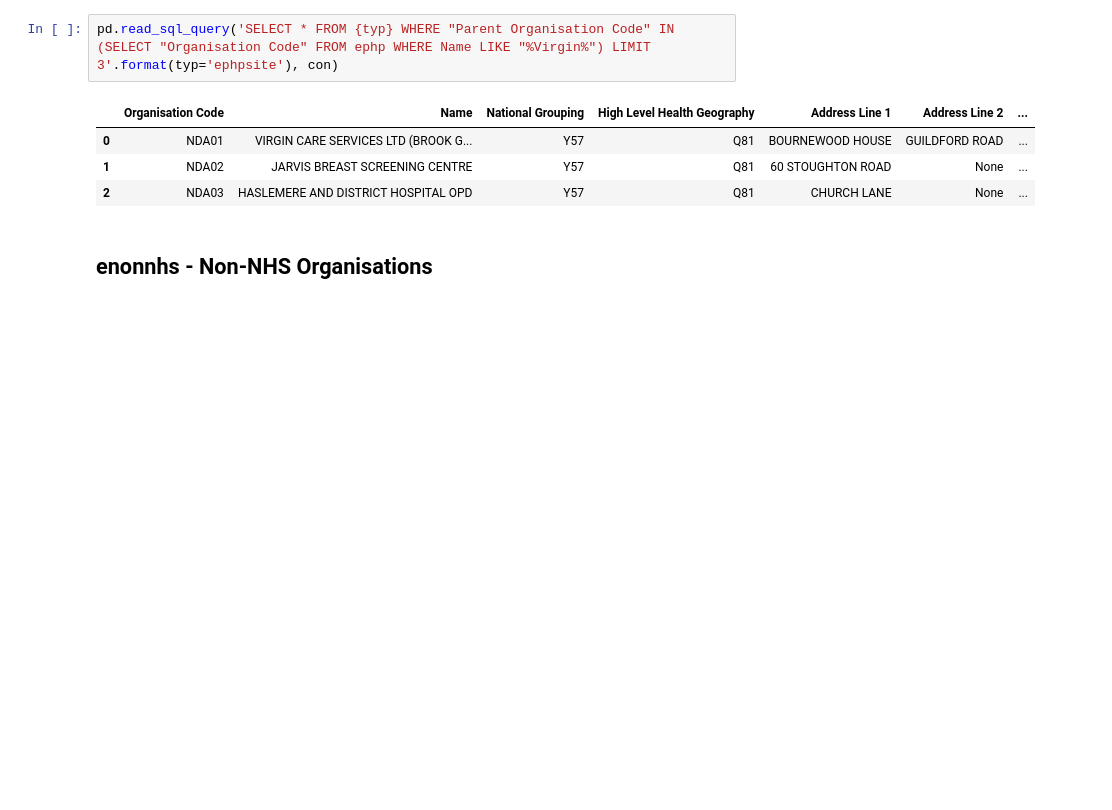
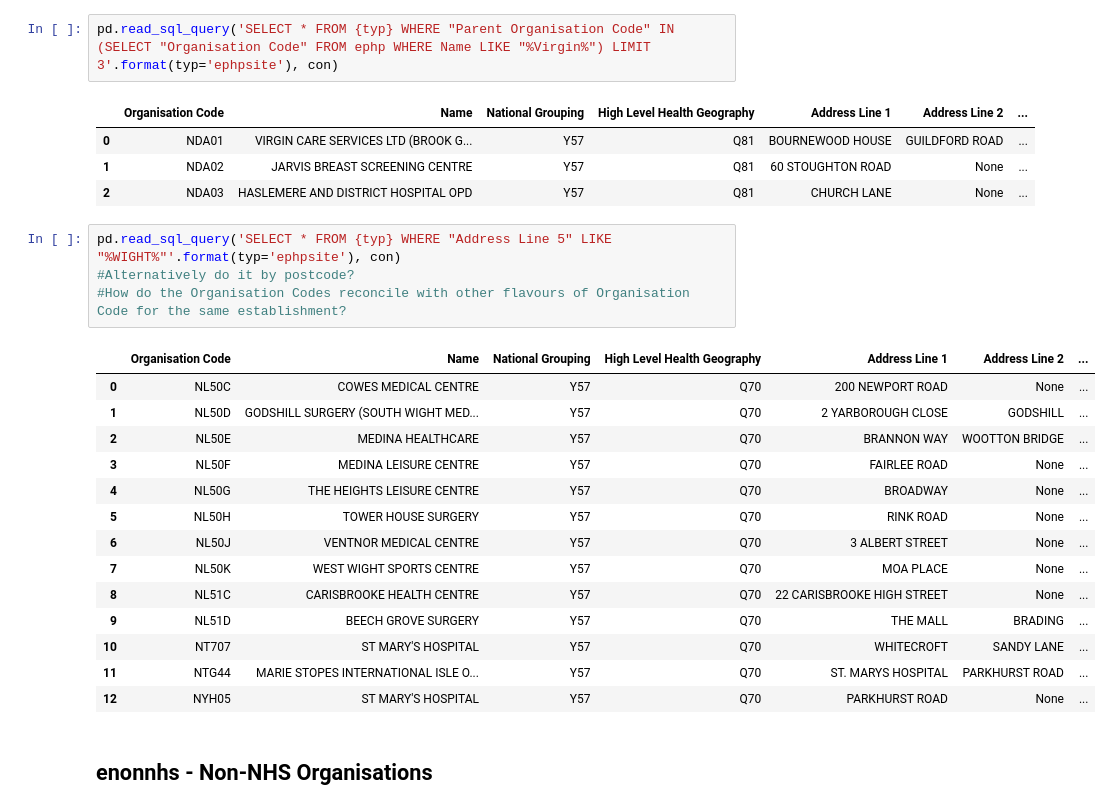
Before and after one commit to psychemedia/openHealthDataDoodles, a Jupyter notebook: notebooks/NHS and GP Administrative Data.ipynb, the cells around one changed output. Saved outputs shown, nothing was run; the diff lists cells and outputs as text; blank space fills up the shorter version.

Commit message:
Search independent provider sites by partial address example

```diff
--- a/notebooks/NHS and GP Administrative Data.ipynb
+++ b/notebooks/NHS and GP Administrative Data.ipynb
@@ -1190,6 +1190,25 @@ pd.read_sql_query('SELECT * FROM {typ} WHERE "Parent Organisation Code" IN (SELE
 | 0 | NDA01 | VIRGIN CARE SERVICES LTD (BROOK G... | Y57 | Q81 | BOURNEWOOD HOUSE | GUILDFORD ROAD | ... |
 | 1 | NDA02 | JARVIS BREAST SCREENING CENTRE | Y57 | Q81 | 60 STOUGHTON ROAD | None | ... |
 | 2 | NDA03 | HASLEMERE AND DISTRICT HOSPITAL OPD | Y57 | Q81 | CHURCH LANE | None | ... |
+# %%
+pd.read_sql_query('SELECT * FROM {typ} WHERE "Address Line 5" LIKE "%WIGHT%"'.format(typ='ephpsite'), con)
+#Alternatively do it by postcode?
+#How do the Organisation Codes reconcile with other flavours of Organisation Code for the same establishment?
+# %% [output]
+|  | Organisation Code | Name | National Grouping | High Level Health Geography | Address Line 1 | Address Line 2 | ... |
+| 0 | NL50C | COWES MEDICAL CENTRE | Y57 | Q70 | 200 NEWPORT ROAD | None | ... |
+| 1 | NL50D | GODSHILL SURGERY (SOUTH WIGHT MED... | Y57 | Q70 | 2 YARBOROUGH CLOSE | GODSHILL | ... |
+| 2 | NL50E | MEDINA HEALTHCARE | Y57 | Q70 | BRANNON WAY | WOOTTON BRIDGE | ... |
+| 3 | NL50F | MEDINA LEISURE CENTRE | Y57 | Q70 | FAIRLEE ROAD | None | ... |
+| 4 | NL50G | THE HEIGHTS LEISURE CENTRE | Y57 | Q70 | BROADWAY | None | ... |
+| 5 | NL50H | TOWER HOUSE SURGERY | Y57 | Q70 | RINK ROAD | None | ... |
+| 6 | NL50J | VENTNOR MEDICAL CENTRE | Y57 | Q70 | 3 ALBERT STREET | None | ... |
+| 7 | NL50K | WEST WIGHT SPORTS CENTRE | Y57 | Q70 | MOA PLACE | None | ... |
+| 8 | NL51C | CARISBROOKE HEALTH CENTRE | Y57 | Q70 | 22 CARISBROOKE HIGH STREET | None | ... |
+| 9 | NL51D | BEECH GROVE SURGERY | Y57 | Q70 | THE MALL | BRADING | ... |
+| 10 | NT707 | ST MARY'S HOSPITAL | Y57 | Q70 | WHITECROFT | SANDY LANE | ... |
+| 11 | NTG44 | MARIE STOPES INTERNATIONAL ISLE O... | Y57 | Q70 | ST. MARYS HOSPITAL | PARKHURST ROAD | ... |
+| 12 | NYH05 | ST MARY'S HOSPITAL | Y57 | Q70 | PARKHURST ROAD | None | ... |
 # %% [markdown]
 ## enonnhs - Non-NHS Organisations
 # %%
```
